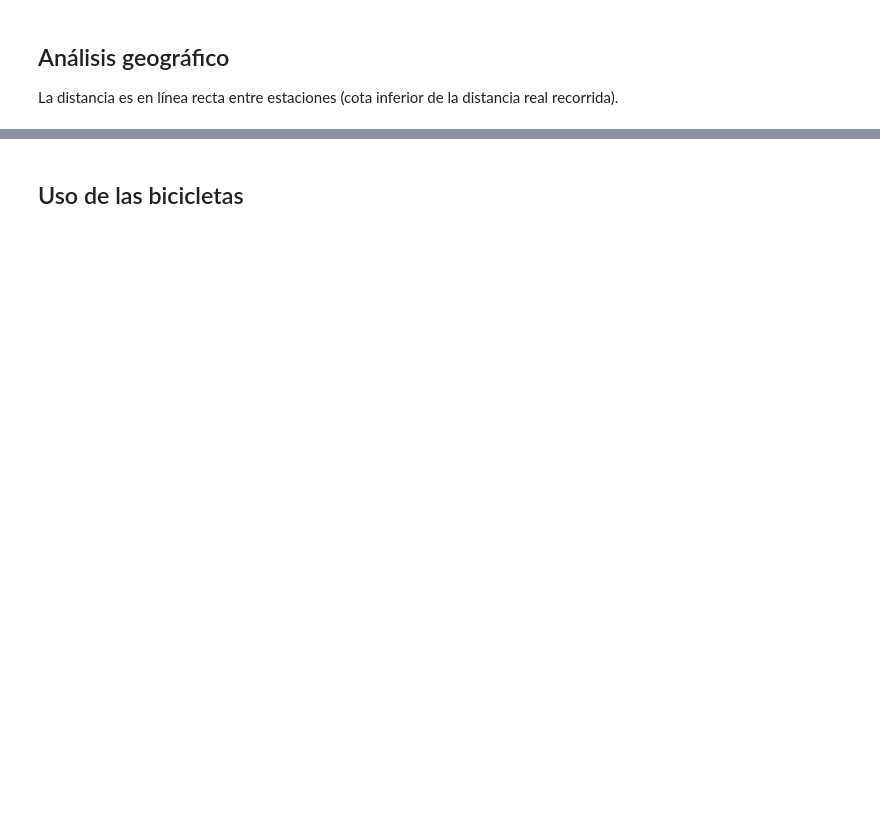
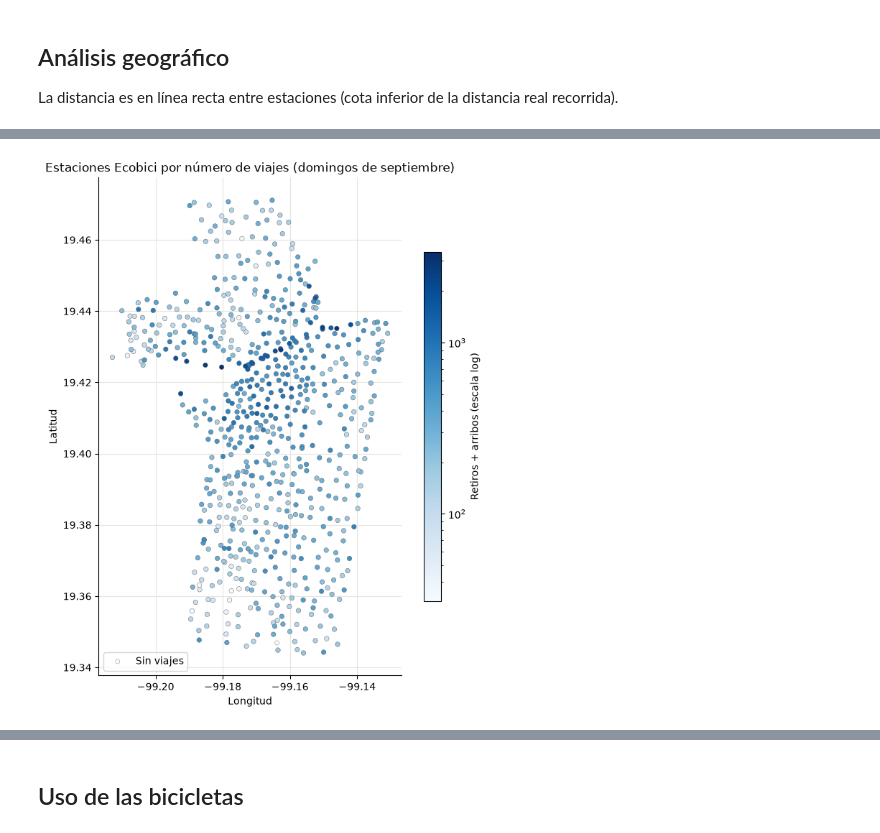
Before and after one commit to NicolasLT18/EcoBicis_proyecto, a Jupyter notebook: EDA.ipynb, the cells around one changed output, grey strips where cells are left out. Drawn from its saved outputs; the diff is of its cells as text; code cells hidden in the pictures; blank space fills up the shorter version.

```diff
--- a/EDA.ipynb
+++ b/EDA.ipynb
@@ -344,3 +506,42 @@ plt.show()
+# %%
+from matplotlib.colors import LogNorm
+
+viajes_validos_dom = viajes_validos[viajes_validos["Dia_Semana"] == 6]
+
+uso_dom = pd.DataFrame({
+    "Retiros": viajes_validos_dom["Ciclo_Estacion_Retiro"].value_counts(),
+    "Arribos": viajes_validos_dom["Ciclo_Estacion_Arribo"].value_counts(),
+}).fillna(0).astype(int)
+uso_dom.index.name = "num_cicloe"
+uso_dom["Total"] = uso_dom["Retiros"] + uso_dom["Arribos"]
+uso_dom["Neto"] = uso_dom["Arribos"] - uso_dom["Retiros"]
+uso_dom.insert(0, "Estacion", nombre_estacion)
+
+coords = stations.set_index("num_cicloe")
+mapa_dom = coords.join(uso_dom["Total"]).fillna({"Total": 0})
+
+sin_viajes = mapa_dom[mapa_dom["Total"] == 0]
+con_viajes = mapa_dom[mapa_dom["Total"] > 0].sort_values("Total")  # las más usadas se dibujan encima
+
+fig, ax = plt.subplots(figsize=(8, 9))
+
+# Estaciones sin viajes: círculo gris vacío
+ax.scatter(sin_viajes["longitud"], sin_viajes["latitud"], s=18,
+           facecolors="none", edgecolors="#b5b4ae", linewidths=0.6, label="Sin viajes")
+
+# Estaciones con viajes: escala logarítmica
+sc = ax.scatter(con_viajes["longitud"], con_viajes["latitud"], c=con_viajes["Total"],
+                cmap="Blues", norm=LogNorm(vmin=con_viajes["Total"].min(), vmax=con_viajes["Total"].max()),
+                s=22, edgecolors="#52514e", linewidths=0.3)
+
+ax.set_aspect(1 / np.cos(np.radians(mapa_dom["latitud"].mean())))
+ax.set(title="Estaciones Ecobici por número de viajes (domingos de septiembre)", xlabel="Longitud", ylabel="Latitud")
+fig.colorbar(sc, ax=ax, label="Retiros + arribos (escala log)", shrink=0.7)
+if len(sin_viajes):
+    ax.legend(loc="lower left")
+plt.show()
+# %% [output]
+[figure, added]
 # %%
 def haversine_km(lat1, lon1, lat2, lon2):
     lat1, lon1, lat2, lon2 = map(np.radians, (lat1, lon1, lat2, lon2))
```
Also changed, not shown: parts of 28 cells of this notebook.
